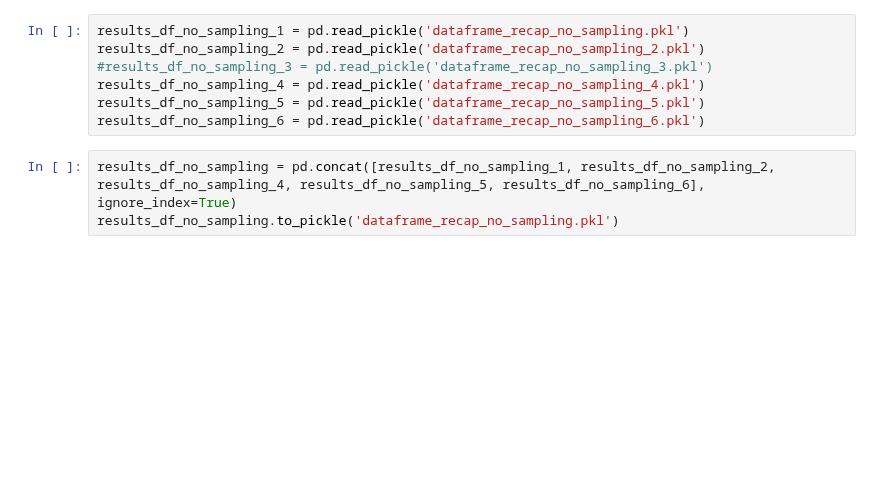
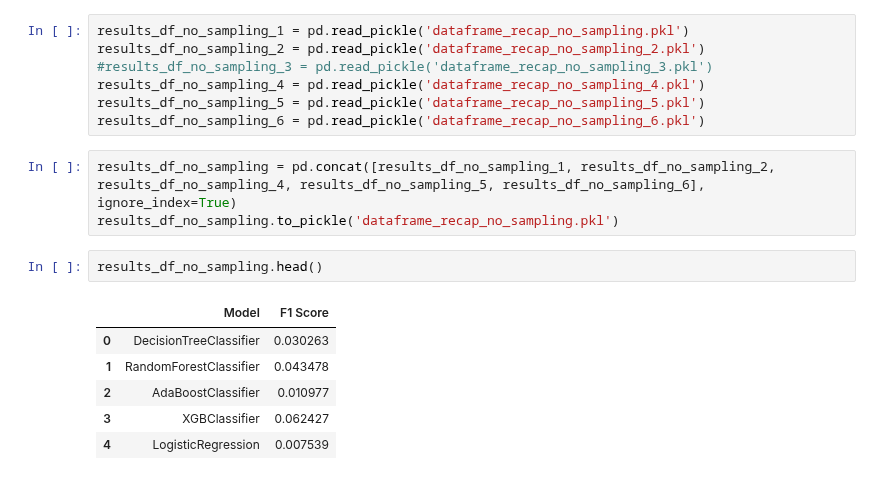
Before and after one commit to Martinrev/fraud-detection, a Jupyter notebook: test_without_resample.ipynb, the cells around one changed output. Cells and saved outputs as stored; diff of their text form; blank space fills up the shorter version.

```diff
--- a/test_without_resample.ipynb
+++ b/test_without_resample.ipynb
@@ -277,3 +277,12 @@ results_df_no_sampling_6 = pd.read_pickle('dataframe_recap_no_sampling_6.pkl')
 # %%
 results_df_no_sampling = pd.concat([results_df_no_sampling_1, results_df_no_sampling_2, results_df_no_sampling_4, results_df_no_sampling_5, results_df_no_sampling_6], ignore_index=True)
 results_df_no_sampling.to_pickle('dataframe_recap_no_sampling.pkl')
+# %%
+results_df_no_sampling.head()
+# %% [output]
+|  | Model | F1 Score |
+| 0 | DecisionTreeClassifier | 0.030263 |
+| 1 | RandomForestClassifier | 0.043478 |
+| 2 | AdaBoostClassifier | 0.010977 |
+| 3 | XGBClassifier | 0.062427 |
+| 4 | LogisticRegression | 0.007539 |
```
Also changed, not shown: 2 other files.
